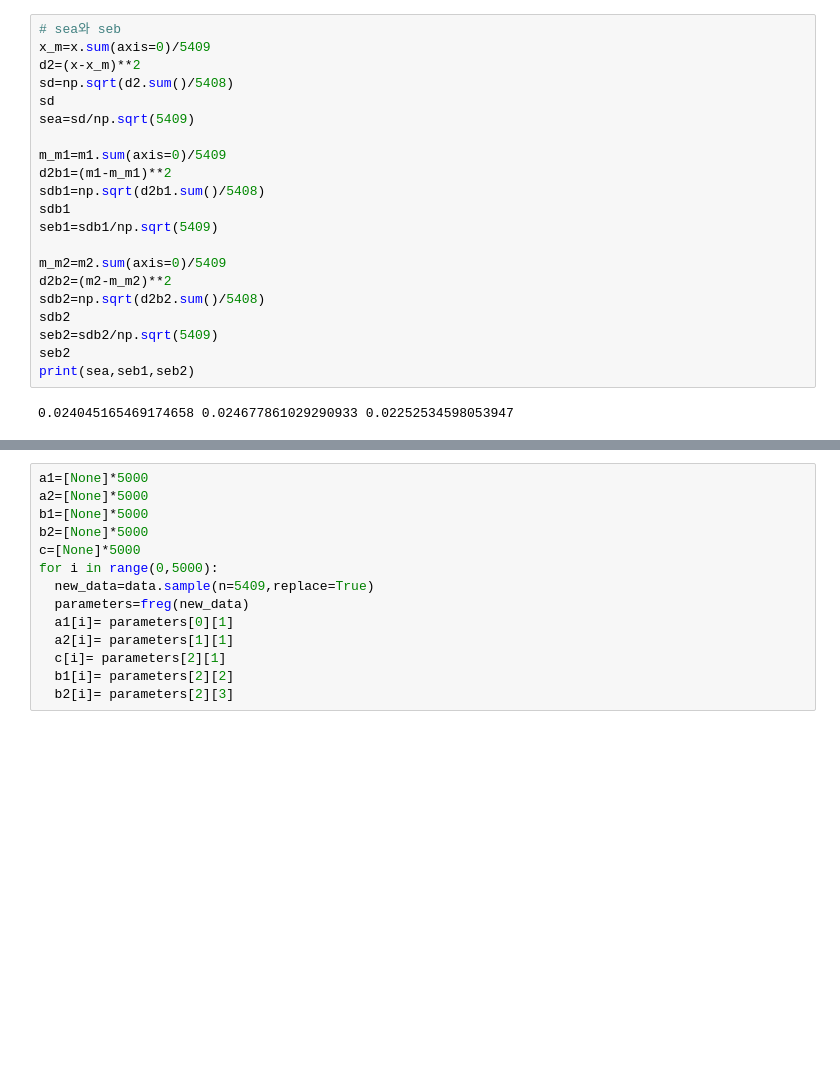
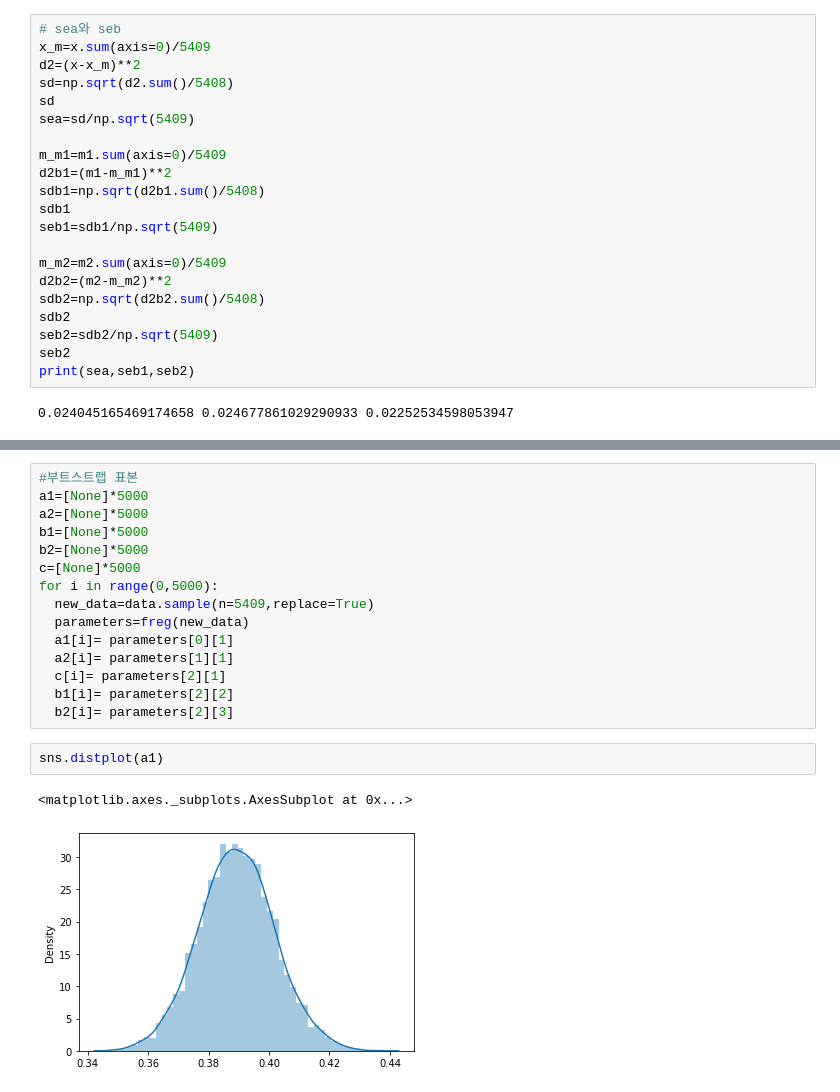
Before and after one commit to Jin9135/-, a Jupyter notebook: 혐오.ipynb, the cells around one changed output, grey strips where cells are left out. Drawn from its saved outputs; the diff is of its cells as text; blank space fills up the shorter version.

```diff
--- a/혐오.ipynb
+++ b/혐오.ipynb
@@ -155,4 +183,5 @@ print(sea,seb1,seb2)
 # %%
+#부트스트랩 표본
 a1=[None]*5000
 a2=[None]*5000
 b1=[None]*5000
@@ -166,3 +195,8 @@ for i in range(0,5000):
   c[i]= parameters[2][1]
   b1[i]= parameters[2][2]
   b2[i]= parameters[2][3]
+# %%
+sns.distplot(a1)
+# %% [output]
+<matplotlib.axes._subplots.AxesSubplot at 0x...>
+[figure, added]
```
Also changed, not shown: parts of 9 cells of this notebook.
